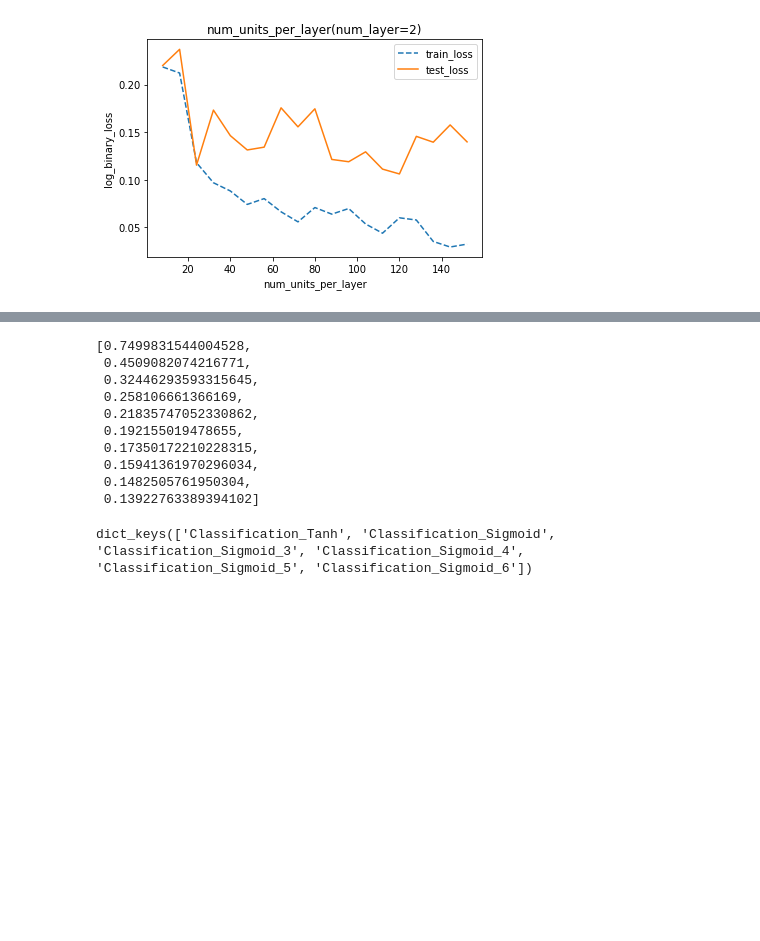
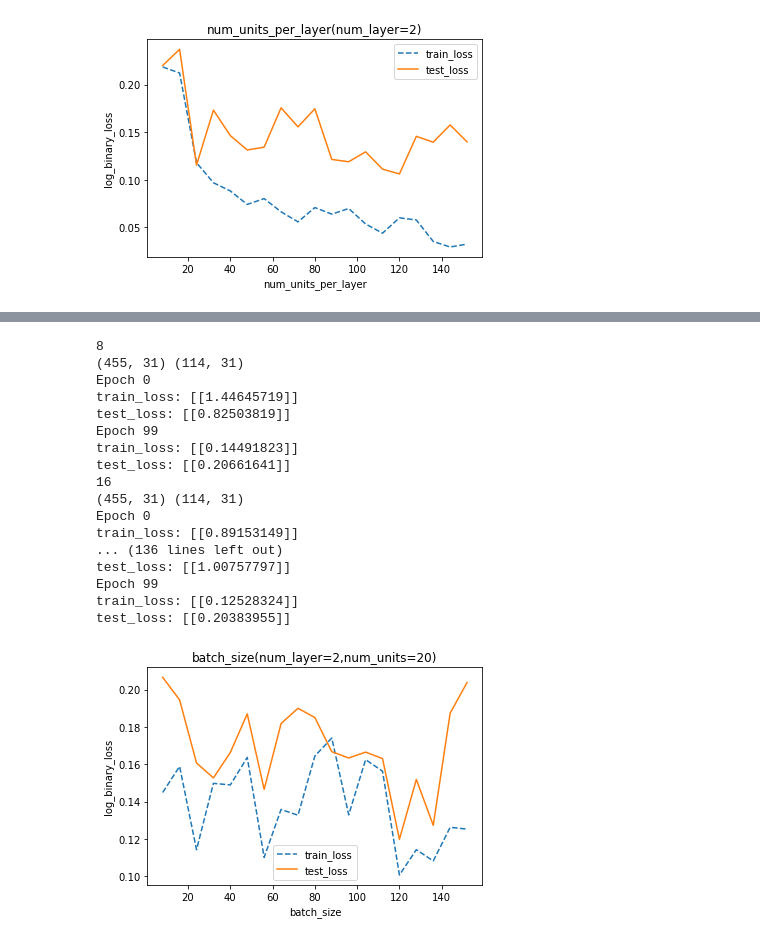
Before and after one commit to pwluzhicong/TinyTorch, a Jupyter notebook: analysis.ipynb, the cells around one changed output, grey strips where cells are left out. Saved outputs shown, nothing was run; the diff lists cells and outputs as text; code cells hidden in the pictures; blank space fills up the shorter version.

Commit message:
plots

```diff
--- a/analysis.ipynb
+++ b/analysis.ipynb
@@ -333,17 +314,63 @@ results["Classification_Sigmoid_%s"% (i+1)]
-# %%
-epochs
-# %% [output]
-[0.7499831544004528,
- 0.4509082074216771,
- 0.32446293593315645,
- 0.258106661366169,
- 0.21835747052330862,
- 0.192155019478655,
- 0.17350172210228315,
- 0.15941361970296034,
- 0.1482505761950304,
- 0.13922763389394102]
-# %%
-results.keys()
-# %% [output]
-dict_keys(['Classification_Tanh', 'Classification_Sigmoid', 'Classification_Sigmoid_3', 'Classification_Sigmoid_4', 'Classification_Sigmoid_5', 'Classification_Sigmoid_6'])
+# %%
+
+results = {}
+for i in range(8, 8*20, 8):
+    print(i)
+    demo_params = {
+        "num_units": "20,20",
+        "activation_func": "Tanh",
+        "batch_size": i,
+        "num_epochs": 100,
+        "learning_rate": 1e-2,
+        "momentum": 0.9,
+        "test_ratio": 0.2,
+
+        "input_data": "./data/BreastCancer.data",
+        "loss_func": "log_binary_loss",
+        # "l2_norm": 0.1
+        "l2_norm": 5e-3,
+        "log_step": 99
+    }
+    o = train_func(**demo_params)
+    results["Classification_BatchSize_%s"% (i+1)]  = o
+
+    # sns.lineplot(x=get_plot_array(o, "data"), y="train_loss", legend="auto", label="train_loss_Sigmoid", linestyle="--")
+
+# epochs = get_plot_array(results["Classification_Sigmoid_%s"% (2+1)], "epoch")
+# df = pd.DataFrame({"epoch": epochs})
+x = []
+y1 = []
+y2 = []
+for i in range(8, 8*20, 8):
+    o = results["Classification_BatchSize_%s"% (i+1)]
+    x.append(i)
+    # x = get_plot_array(o, "epoch")
+    y1.append(get_plot_array(o, "train_loss")[-1])
+    y2.append(get_plot_array(o, "test_loss")[-1])
+
+sns.lineplot(x=x, y=y1, legend="auto", label="train_loss", linestyle="--")
+sns.lineplot(x=x, y=y2, legend="auto", label="test_loss")
+
+plt.title("batch_size(num_layer=2,num_units=20)")
+plt.xlabel("batch_size")
+plt.ylabel("log_binary_loss")
+plt.savefig("figs/classfication/batch_size.png")
+# %% [output]
+8
+(455, 31) (114, 31)
+Epoch 0
+train_loss: [[1.44645719]]
+test_loss: [[0.82503819]]
+Epoch 99
+train_loss: [[0.14491823]]
+test_loss: [[0.20661641]]
+16
+(455, 31) (114, 31)
+Epoch 0
+train_loss: [[0.89153149]]
+... (136 lines left out)
+test_loss: [[1.00757797]]
+Epoch 99
+train_loss: [[0.12528324]]
+test_loss: [[0.20383955]]
+[figure, added]
```
Also changed, not shown: parts of 7 cells of this notebook, 3 other files.
